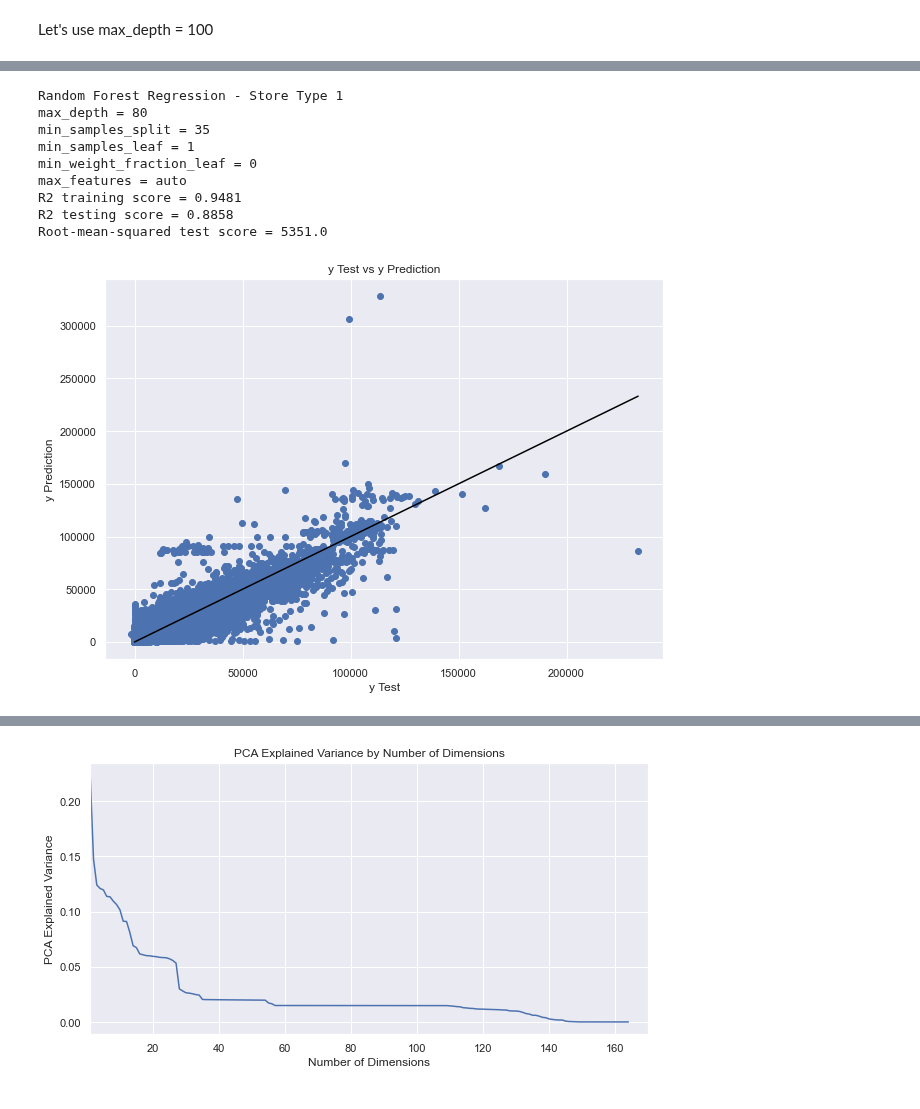
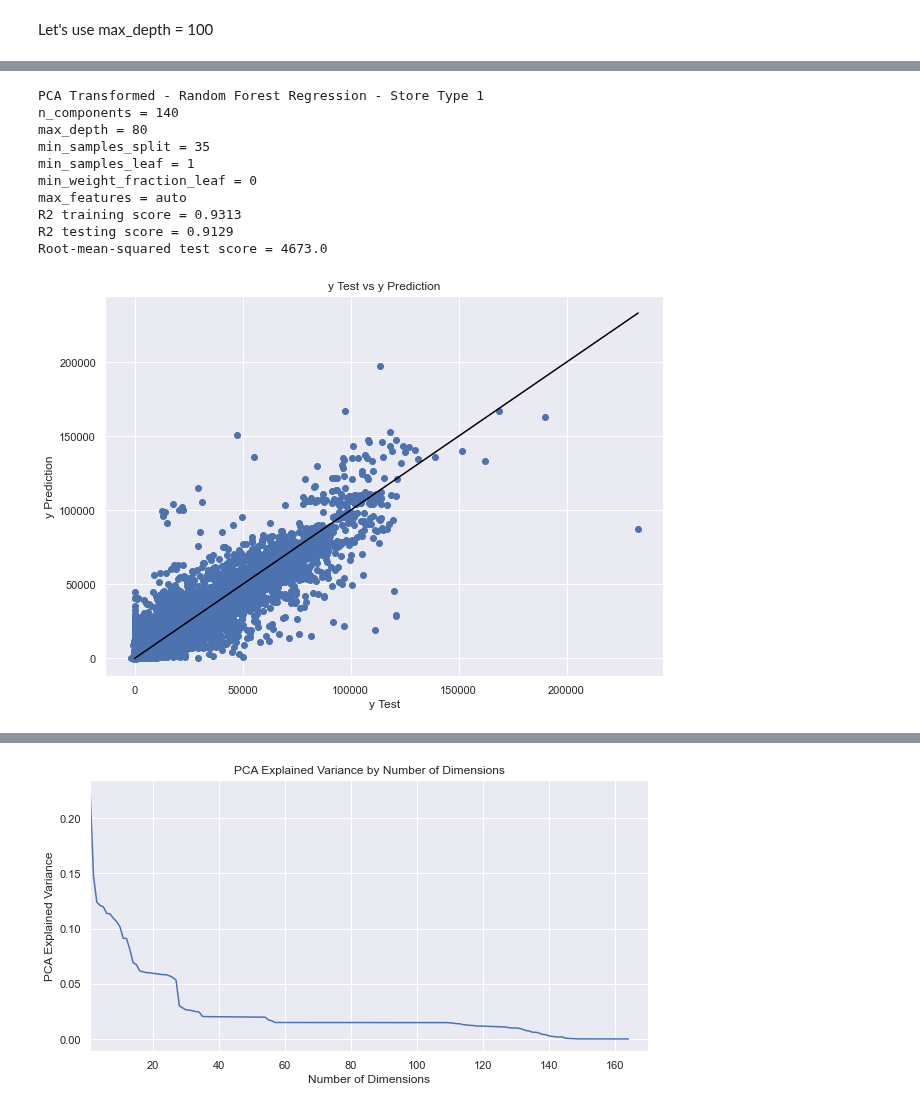
Before and after one commit to Dylan-C-Neal/capstone1-retail_forecasting, a Jupyter notebook: notebooks/C1S4-Modeling.ipynb, the cells around one changed output, grey strips where cells are left out. Saved outputs shown, nothing was run; the diff lists cells and outputs as text; code cells hidden in the pictures.

```diff
--- a/notebooks/C1S4-Modeling.ipynb
+++ b/notebooks/C1S4-Modeling.ipynb
@@ -1145,7 +1070,7 @@ def pcaRfCV(store, n_components=[None], max_depth=None, min_samples_split=2, min
         print('\n')
 # %%
 def pcaRfModel(store, n_components=[None], max_depth=None, min_samples_split=2, min_samples_leaf=1, \
-               min_weight_fraction_leaf=0, max_features='auto', plot=True):
+               min_weight_fraction_leaf=0, max_features='auto', n_jobs=-1, plot=True):
     pca = PCA(n_components=n_components, random_state=42)
 
     if store == 0:
@@ -1161,7 +1086,7 @@ def pcaRfModel(store, n_components=[None], max_depth=None, min_samples_split=2,
     rfreg = RandomForestRegressor(random_state=42, max_depth=max_depth, min_samples_split=min_samples_split, \
                                   min_samples_leaf=min_samples_leaf, \
                                   min_weight_fraction_leaf=min_weight_fraction_leaf, \
-                                  max_features=max_features, n_jobs=-1)
+                                  max_features=max_features, n_jobs=n_jobs)
 
     print('PCA Transformed - Random Forest Regression - Store Type ' + str(store))
     print('n_components = ' + str(n_components))
@@ -1209,14 +1123,15 @@ Wall time: 43.7 s
 # %%
 %%time
-pcaRfModel(1, 100, 80, 35)
+pcaRfModel(1, 140, 80, 35, n_jobs=-2)
 # %% [output]
-Random Forest Regression - Store Type 1
+PCA Transformed - Random Forest Regression - Store Type 1
+n_components = 140
 max_depth = 80
 min_samples_split = 35
 min_samples_leaf = 1
 min_weight_fraction_leaf = 0
 max_features = auto
-R2 training score = 0.9481
-R2 testing score = 0.8858
-Root-mean-squared test score = 5351.0
+R2 training score = 0.9313
+R2 testing score = 0.9129
+Root-mean-squared test score = 4673.0
-[figure, old version]
+[figure, new version]
```
Also changed, not shown: parts of 27 cells of this notebook.
